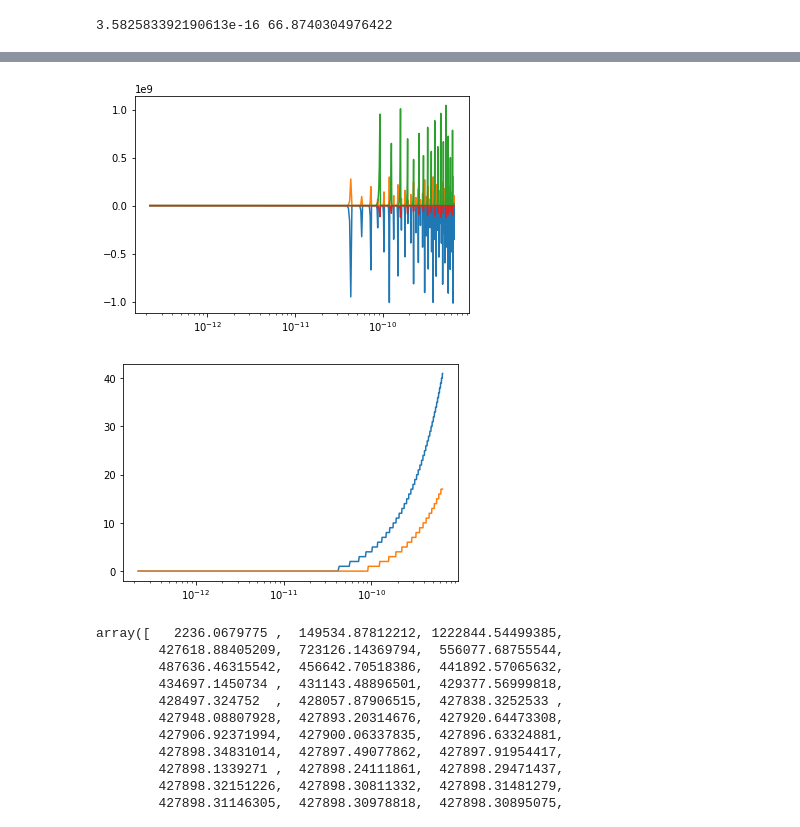
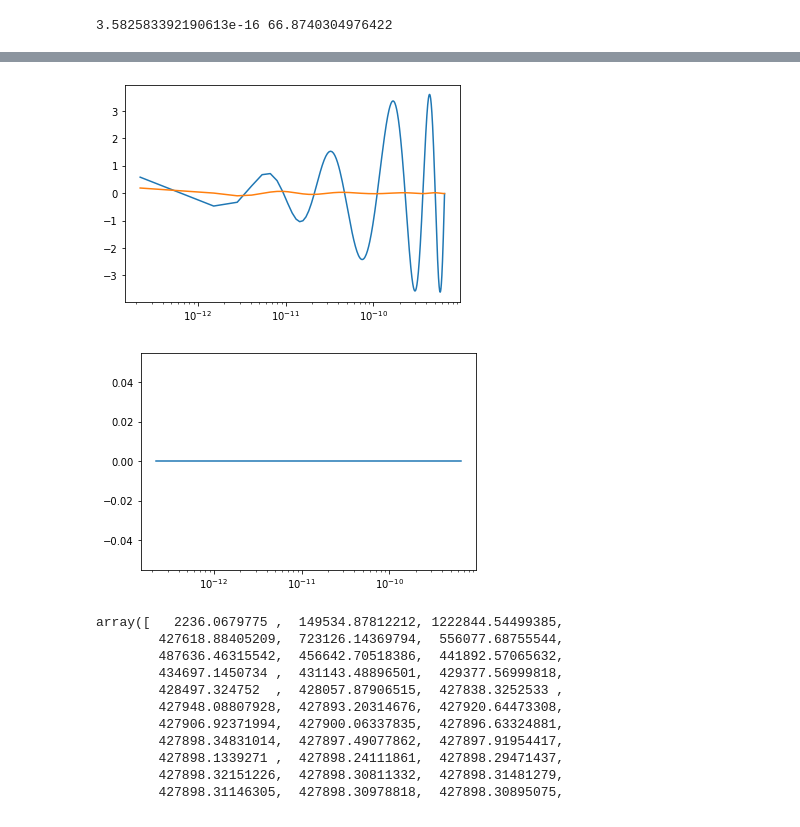
Before and after one commit to Roman-HLIS-Cosmology-PIT/HAZARD-simulator, a Jupyter notebook: EmilyWork/GCR_Sim_Dirac (2).ipynb, the cells around one changed output, grey strips where cells are left out. Saved outputs shown, nothing was run; the diff lists cells and outputs as text; code cells hidden in the pictures.

```diff
--- a/EmilyWork/GCR_Sim_Dirac (2).ipynb
+++ b/EmilyWork/GCR_Sim_Dirac (2).ipynb
@@ -188,11 +188,11 @@ s = (hmax/hmin)**.25
 tested_hs = [h]
 tested_s = [s]
 n_zeros = [0]
-Z=80
+#Z=80
 
 
 
-def iterate_for_zeros(h,s,n,k,z,hsarray,sarray,nzeros):
+def iterate_for_zeros(h,s,n,k,Z,hsarray,sarray,nzeros):
 
     # number of iterations is limited by how big s can be
     # and the number of bits stored in float64
@@ -218,7 +218,7 @@ def iterate_for_zeros(h,s,n,k,z,hsarray,sarray,nzeros):
 # %%
 data = iterate_for_zeros(h,s,n,k,Z,tested_hs,tested_s,n_zeros)
 # %%
-n2=2
+n2=10
 k2 = 1
 #tol = 1e-10
 h2 = np.sqrt(hmin*hmax)
@@ -253,21 +253,21 @@ tested_hs, tested_s
 # %%
-plt.plot(data[0],data[1])
-plt.plot(data[0],data[2])
+#plt.plot(data[0],data[1])
+#plt.plot(data[0],data[2])
 plt.plot(data2[0],data2[1])
 plt.plot(data2[0],data2[2])
 
 plt.xscale('log')
 #plt.yscale('symlog')
 plt.show()
 
-plt.plot(data[0],data[4])
+#plt.plot(data[0],data[4])
 plt.plot(data2[0],data2[4])
 plt.xscale('log')
 #plt.yscale('symlog')
 plt.show()
 # %% [output]
-[figure, old version]
+[figure, new version]
-[figure, old version]
+[figure, new version]
 # %%
 np.array(tested_hs)/1.60218e-19
 # %% [output]
```
Also changed, not shown: parts of 16 cells of this notebook.
